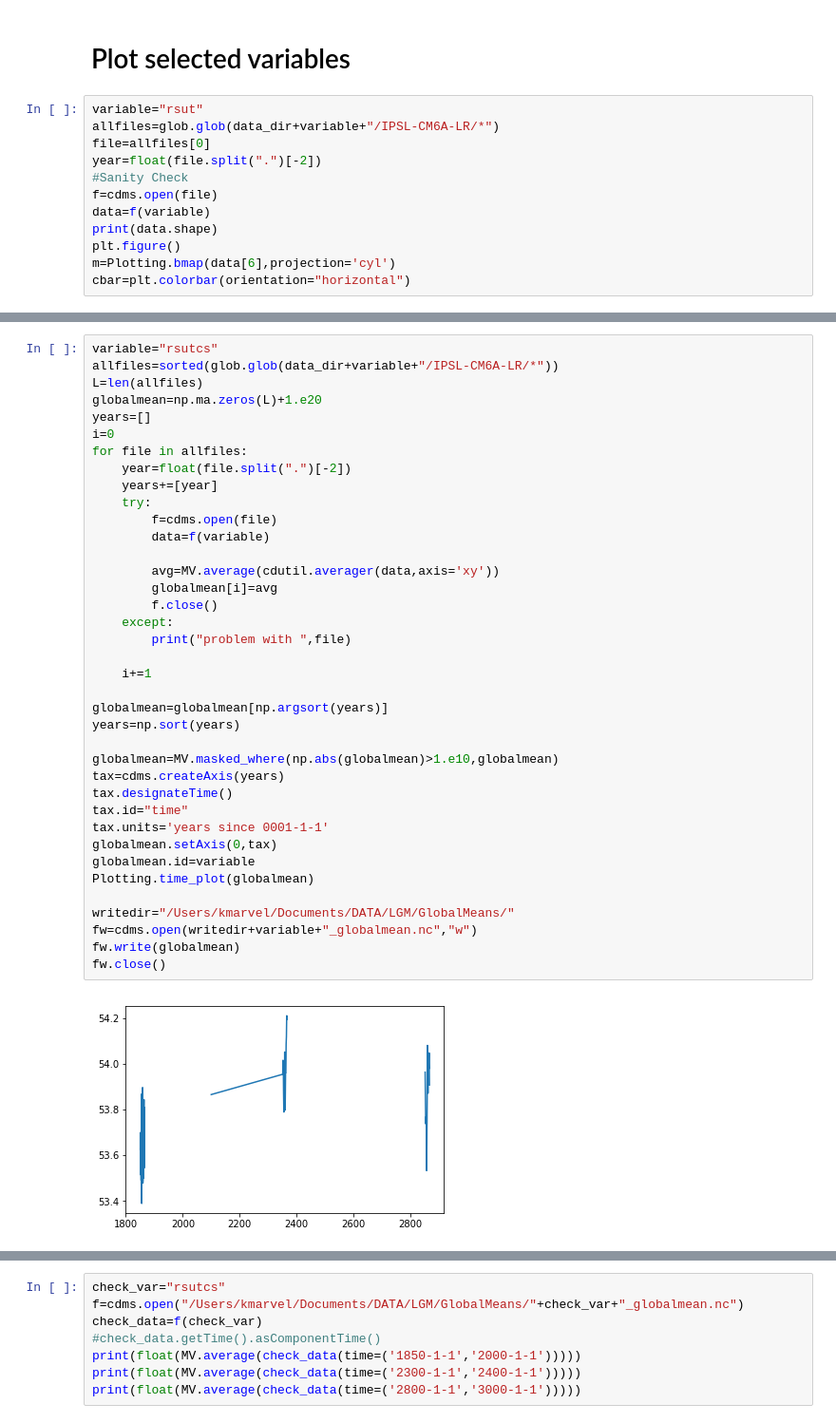
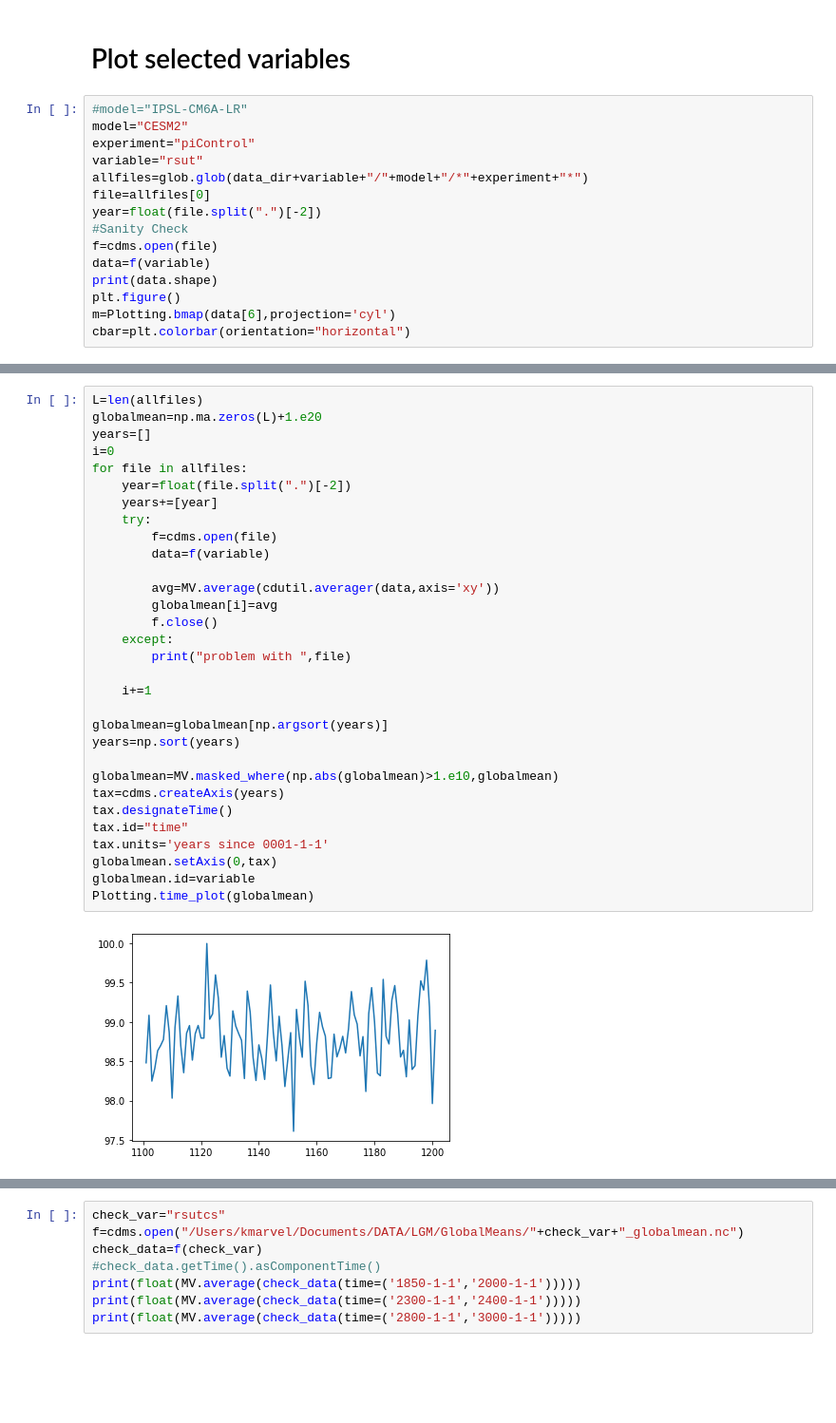
Before and after one commit to katemarvel/CMIP6_LDEO, a Jupyter notebook: IPSL.ipynb, the cells around one changed output, grey strips where cells are left out. Shown: that part at 95% size. Saved outputs shown, nothing was run; the diff lists cells and outputs as text; blank space fills up the shorter version.

```diff
--- a/IPSL.ipynb
+++ b/IPSL.ipynb
@@ -20,8 +22,11 @@ variables
 # %% [markdown]
 # Plot selected variables
 # %%
+#model="IPSL-CM6A-LR"
+model="CESM2"
+experiment="piControl"
 variable="rsut"
-allfiles=glob.glob(data_dir+variable+"/IPSL-CM6A-LR/*")
+allfiles=glob.glob(data_dir+variable+"/"+model+"/*"+experiment+"*")
 file=allfiles[0]
 year=float(file.split(".")[-2])
 #Sanity Check
@@ -37,40 +44,33 @@ cbar=plt.colorbar(orientation="horizontal")
 # %%
-variable="rsutcs"
-allfiles=sorted(glob.glob(data_dir+variable+"/IPSL-CM6A-LR/*"))
 L=len(allfiles)
 globalmean=np.ma.zeros(L)+1.e20
 years=[]
 i=0
 for file in allfiles:
     year=float(file.split(".")[-2])
     years+=[year]
     try:
         f=cdms.open(file)
         data=f(variable)
 
         avg=MV.average(cdutil.averager(data,axis='xy'))
         globalmean[i]=avg
         f.close()
     except:
         print("problem with ",file)
 
     i+=1
 
 globalmean=globalmean[np.argsort(years)]
 years=np.sort(years)
 
 globalmean=MV.masked_where(np.abs(globalmean)>1.e10,globalmean)
 tax=cdms.createAxis(years)
 tax.designateTime()
 tax.id="time"
 tax.units='years since 0001-1-1'
 globalmean.setAxis(0,tax)
 globalmean.id=variable
 Plotting.time_plot(globalmean)
-
-writedir="/Users/kmarvel/Documents/DATA/LGM/GlobalMeans/"
-fw=cdms.open(writedir+variable+"_globalmean.nc","w")
-fw.write(globalmean)
-fw.close()
 # %% [output]
-[figure, old version]
+[figure, new version]
```
Also changed, not shown: parts of 9 cells of this notebook, 8 other files.
